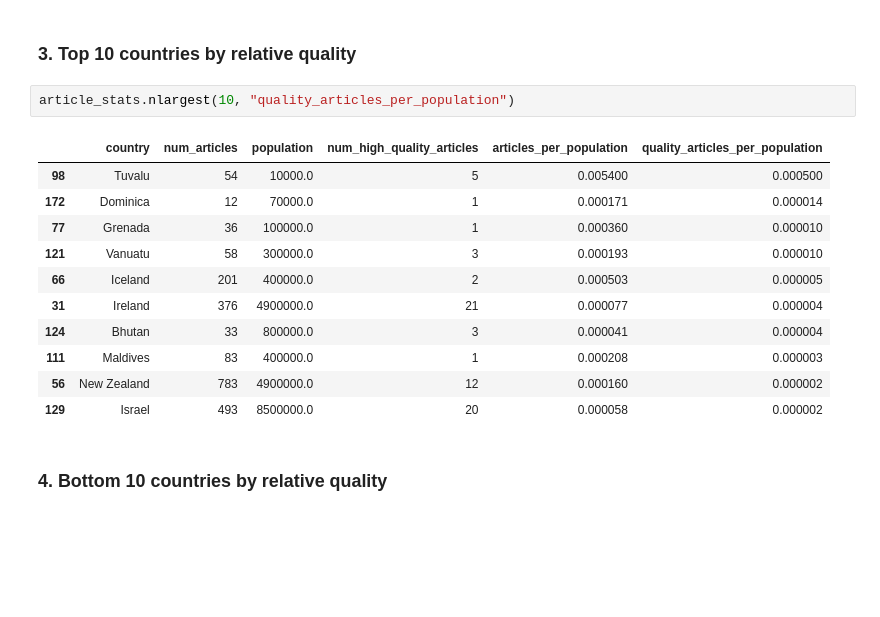
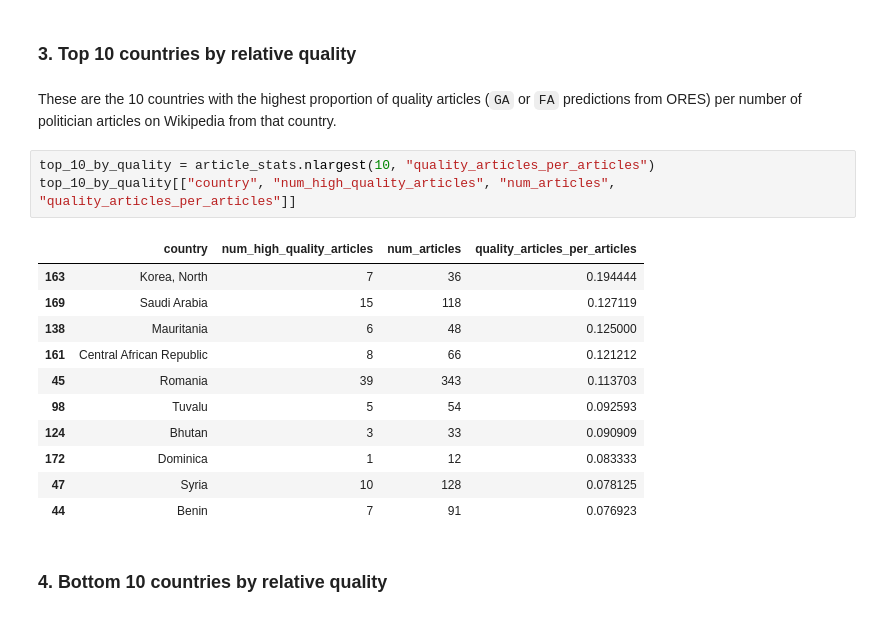
Before and after one commit to TaraWilson17/data512, a Jupyter notebook: A2/hcds-a2-bias-in-data.ipynb, the cells around one changed output. Saved outputs shown, nothing was run; the diff lists cells and outputs as text; blank space fills up the shorter version.

```diff
--- a/A2/hcds-a2-bias-in-data.ipynb
+++ b/A2/hcds-a2-bias-in-data.ipynb
@@ -217,18 +333,21 @@ article_stats.nsmallest(10, "articles_per_population")
 # %% [markdown]
 ### 3. Top 10 countries by relative quality
-# %%
-article_stats.nlargest(10, "quality_articles_per_population")
-# %% [output]
-|  | country | num_articles | population | num_high_quality_articles | articles_per_population | quality_articles_per_population |
-| 98 | Tuvalu | 54 | 10000.0 | 5 | 0.005400 | 0.000500 |
-| 172 | Dominica | 12 | 70000.0 | 1 | 0.000171 | 0.000014 |
-| 77 | Grenada | 36 | 100000.0 | 1 | 0.000360 | 0.000010 |
-| 121 | Vanuatu | 58 | 300000.0 | 3 | 0.000193 | 0.000010 |
-| 66 | Iceland | 201 | 400000.0 | 2 | 0.000503 | 0.000005 |
-| 31 | Ireland | 376 | 4900000.0 | 21 | 0.000077 | 0.000004 |
-| 124 | Bhutan | 33 | 800000.0 | 3 | 0.000041 | 0.000004 |
-| 111 | Maldives | 83 | 400000.0 | 1 | 0.000208 | 0.000003 |
-| 56 | New Zealand | 783 | 4900000.0 | 12 | 0.000160 | 0.000002 |
-| 129 | Israel | 493 | 8500000.0 | 20 | 0.000058 | 0.000002 |
+# %% [markdown]
+These are the 10 countries with the highest proportion of quality articles (`GA` or `FA` predictions from ORES) per number of politician articles on Wikipedia from that country.
+# %%
+top_10_by_quality = article_stats.nlargest(10, "quality_articles_per_articles")
+top_10_by_quality[["country", "num_high_quality_articles", "num_articles", "quality_articles_per_articles"]]
+# %% [output]
+|  | country | num_high_quality_articles | num_articles | quality_articles_per_articles |
+| 163 | Korea, North | 7 | 36 | 0.194444 |
+| 169 | Saudi Arabia | 15 | 118 | 0.127119 |
+| 138 | Mauritania | 6 | 48 | 0.125000 |
+| 161 | Central African Republic | 8 | 66 | 0.121212 |
+| 45 | Romania | 39 | 343 | 0.113703 |
+| 98 | Tuvalu | 5 | 54 | 0.092593 |
+| 124 | Bhutan | 3 | 33 | 0.090909 |
+| 172 | Dominica | 1 | 12 | 0.083333 |
+| 47 | Syria | 10 | 128 | 0.078125 |
+| 44 | Benin | 7 | 91 | 0.076923 |
 # %% [markdown]
 ### 4. Bottom 10 countries by relative quality
```
Also changed, not shown: parts of 48 cells of this notebook.
